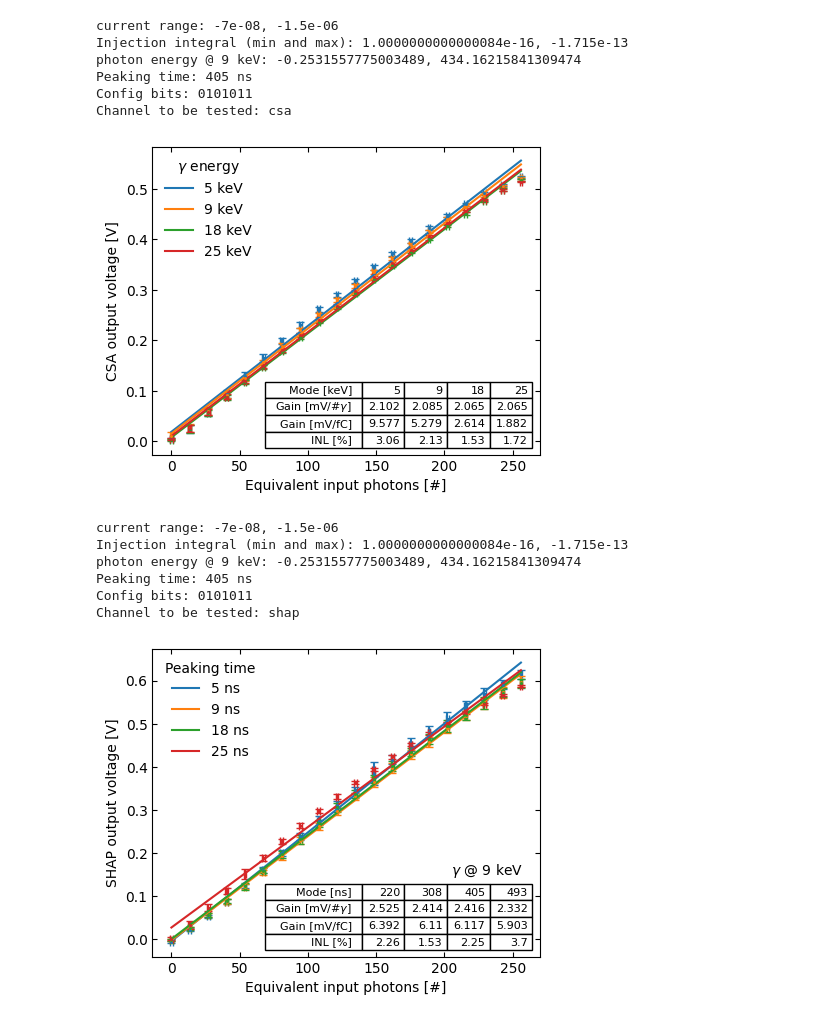
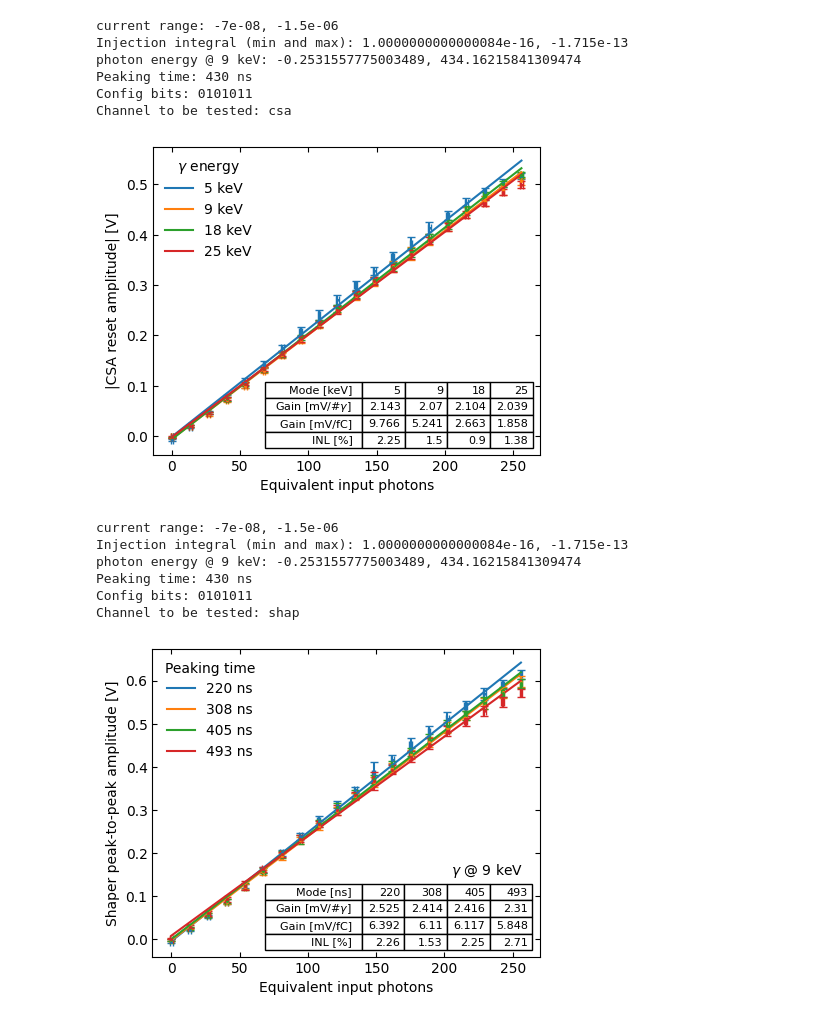
Before and after one commit to microlab-unibg/pFREYA_testbench_code, a Jupyter notebook: pFREYA_analysis/summary_transcharacteristics.ipynb, the cells around one changed output. Drawn from its saved outputs; the diff is of its cells as text; code cells hidden in the pictures.

```diff
--- a/pFREYA_analysis/summary_transcharacteristics.ipynb
+++ b/pFREYA_analysis/summary_transcharacteristics.ipynb
@@ -13,10 +13,10 @@ config.config(channel='csa',n_steps=20,cfg_bits=[0,1,0,1,0,1,1],cfg_inst=False,l
 colours = list(mcolors.TABLEAU_COLORS.keys())
 
 path = [
-    "G:/My Drive/PHD/FALCON/measures/transcharacteristics/csa/csa_1101011_nominal_none_110624_160926.tsv", # 5 keV
-    "G:/My Drive/PHD/FALCON/measures/transcharacteristics/csa/csa_0101011_nominal_none_100624_173501.tsv", # 9 keV
-    "G:/My Drive/PHD/FALCON/measures/transcharacteristics/csa/csa_1001011_nominal_none_110624_102106.tsv", # 18 keV
-    "G:/My Drive/PHD/FALCON/measures/transcharacteristics/csa/csa_0001011_nominal_none_100624_171945.tsv"  # 25 keV
+    "G:/My Drive/PHD/FALCON/measures/transcharacteristics/csa/csa_1101011_nominal_150424_155830.tsv", # 5 keV
+    "G:/My Drive/PHD/FALCON/measures/transcharacteristics/csa/csa_0101011_nominal_150424_145256.tsv", # 9 keV
+    "G:/My Drive/PHD/FALCON/measures/transcharacteristics/csa/csa_1001011_nominal_150424_172552.tsv", # 18 keV
+    "G:/My Drive/PHD/FALCON/measures/transcharacteristics/csa/csa_0001011_nominal_150424_151416.tsv"  # 25 keV
 ]
 modes = [
     5,
@@ -41,8 +41,8 @@ for i in range(4):
     	yerr=dfs[i]['Voltage output std (V)'],
     	fmt='s', markersize=1, capsize=3,
         color=colours[i])
-ax.set_xlabel('Equivalent input photons [#]')
-ax.set_ylabel(f'CSA output voltage [V]')
+ax.set_xlabel('Equivalent input photons')
+ax.set_ylabel(f'|CSA reset amplitude| [V]')
 ax.tick_params(right=True, top=True, direction='in')
 
 from scipy import stats
@@ -79,10 +79,10 @@ plt.savefig(f'G:/My Drive/PHD/FALCON/measures/transcharacteristics/csa/summary/c
 current range: -7e-08, -1.5e-06
 Injection integral (min and max): 1.0000000000000084e-16, -1.715e-13
 photon energy @ 9 keV: -0.2531557775003489, 434.16215841309474
-Peaking time: 405 ns
+Peaking time: 430 ns
 Config bits: 0101011
 Channel to be tested: csa
-[figure, old version]
+[figure, new version]
 # %%
 # SHAP
 import matplotlib.pyplot as plt
@@ -132,8 +132,8 @@ for i in range(4):
     	yerr=dfs[i]['Voltage output std (V)'],
     	fmt='s', markersize=1, capsize=3,
         color=colours[i])
-ax.set_xlabel('Equivalent input photons [#]')
-ax.set_ylabel(f'SHAP output voltage [V]')
+ax.set_xlabel('Equivalent input photons')
+ax.set_ylabel(f'Shaper peak-to-peak amplitude [V]')
 ax.tick_params(right=True, top=True, direction='in')
 
 from scipy import stats
@@ -145,33 +145,33 @@ for i in range(4):
     lns.append(stats.linregress(
     	#df[df['Equivalent photons'].between(eq_ph[0],eq_ph[-1])]['Equivalent photons'].astype(float),
     	photon_span,
     	dfs[i]['Voltage output average (V)'].astype(float))
     )
     linear_outputs.append(lns[i].intercept + lns[i].slope*np.linspace(0,256,20))
     ax.plot(
     	photon_span,
         linear_outputs[i],
         color=colours[i]
     )
     max_diffs.append(np.max(dfs[i]['Voltage output average (V)'] - linear_outputs[i]))
     inls.append(100 * np.abs(max_diffs[i]) / lns[i].slope / 256)
 
 ax.table([
 	['Mode [ns]',f'{pt[0]}',f'{pt[1]}',f'{pt[2]}',f'{pt[3]}'],
 	['Gain [mV/#$\\gamma$]',f'{np.round(lns[0].slope*10**3,3)}',f'{np.round(lns[1].slope*10**3,3)}',f'{np.round(lns[2].slope*10**3,3)}',f'{np.round(lns[3].slope*10**3,3)}'],
 	['Gain [mV/fC]',f'{np.round(lns[0].slope*10**3/modes[1]*config.conv_kev_c*10**-15,3)}',f'{np.round(lns[1].slope*10**3/modes[1]*config.conv_kev_c*10**-15,3)}',f'{np.round(lns[2].slope*10**3/modes[1]*config.conv_kev_c*10**-15,3)}',f'{np.round(lns[3].slope*10**3/modes[1]*config.conv_kev_c*10**-15,3)}'],
     ['INL [%]',f'{np.round(inls[0],2)}',f'{np.round(inls[1],2)}',f'{np.round(inls[2],2)}',f'{np.round(inls[3],2)}'],
 	], colWidths=[.25,.11,.11,.11,.11], loc='lower right')
 ax.text(.77,.25,f'$\\gamma$ @ {config.photon_energy} keV',ha='left',va='bottom',transform=ax.transAxes)
-ax.legend([f'{x} ns' for x in modes],
+ax.legend([f'{x} ns' for x in pt],
 		  title=f"Peaking time",
 		  frameon=False)
 plt.savefig(f'G:/My Drive/PHD/FALCON/measures/transcharacteristics/shap/summary/shap_summary_nominal_{datetime_str}.pdf',dpi=300)
 # %% [output]
 current range: -7e-08, -1.5e-06
 Injection integral (min and max): 1.0000000000000084e-16, -1.715e-13
 photon energy @ 9 keV: -0.2531557775003489, 434.16215841309474
-Peaking time: 405 ns
+Peaking time: 430 ns
 Config bits: 0101011
 Channel to be tested: shap
-[figure, old version]
+[figure, new version]
```
Also changed, not shown: 7 other files.
